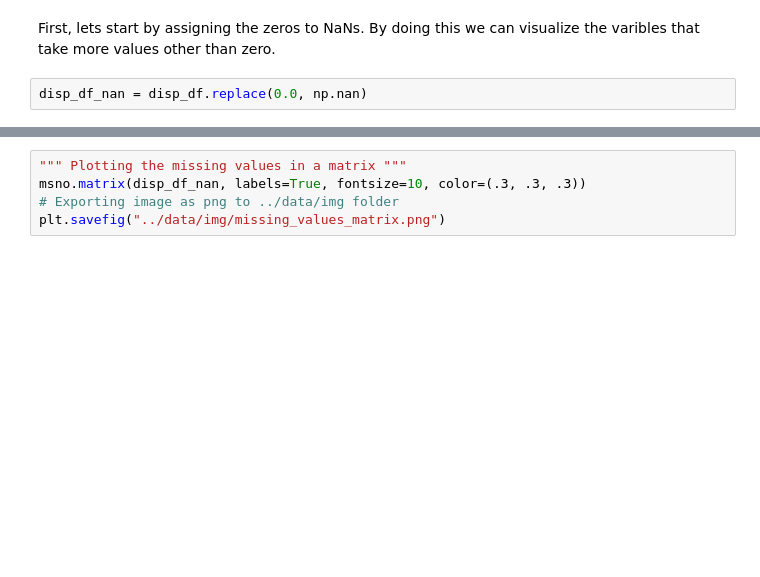
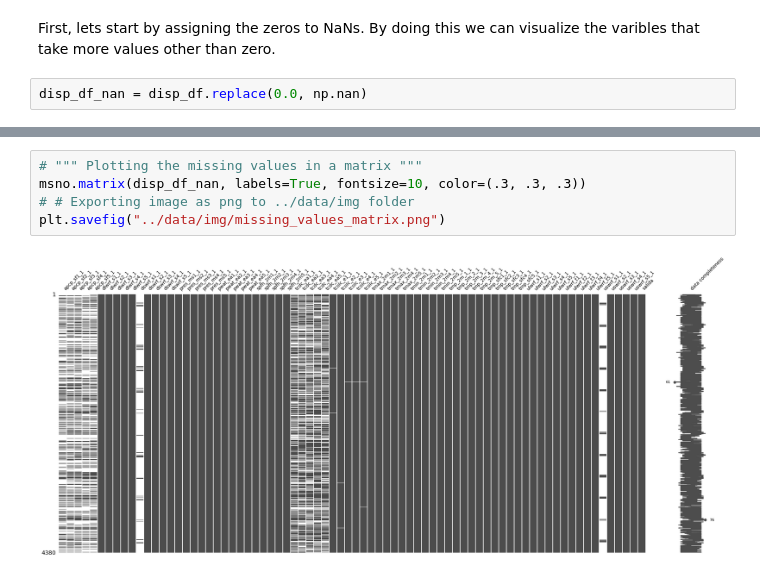
Before and after one commit to carlosiborra/AMS-2013-2014-Solar-Energy-Prediction-Contest, a Jupyter notebook: code/model.ipynb, the cells around one changed output, grey strips where cells are left out. Saved outputs shown, nothing was run; the diff lists cells and outputs as text; blank space fills up the shorter version.

```diff
--- a/code/model.ipynb
+++ b/code/model.ipynb
@@ -108,8 +182,10 @@ plt.savefig("../data/img/missing_values.png")
 # %%
-""" Plotting the missing values in a matrix """
+# """ Plotting the missing values in a matrix """
 msno.matrix(disp_df_nan, labels=True, fontsize=10, color=(.3, .3, .3))
-# Exporting image as png to ../data/img folder
+# # Exporting image as png to ../data/img folder
 plt.savefig("../data/img/missing_values_matrix.png")
+# %% [output]
+[figure, added]
 # %%
 msno.heatmap(disp_df_nan, fontsize=10)
 # Exporting image as png to ../data/img folder
```
Also changed, not shown: parts of 26 cells of this notebook, 3 other files.
